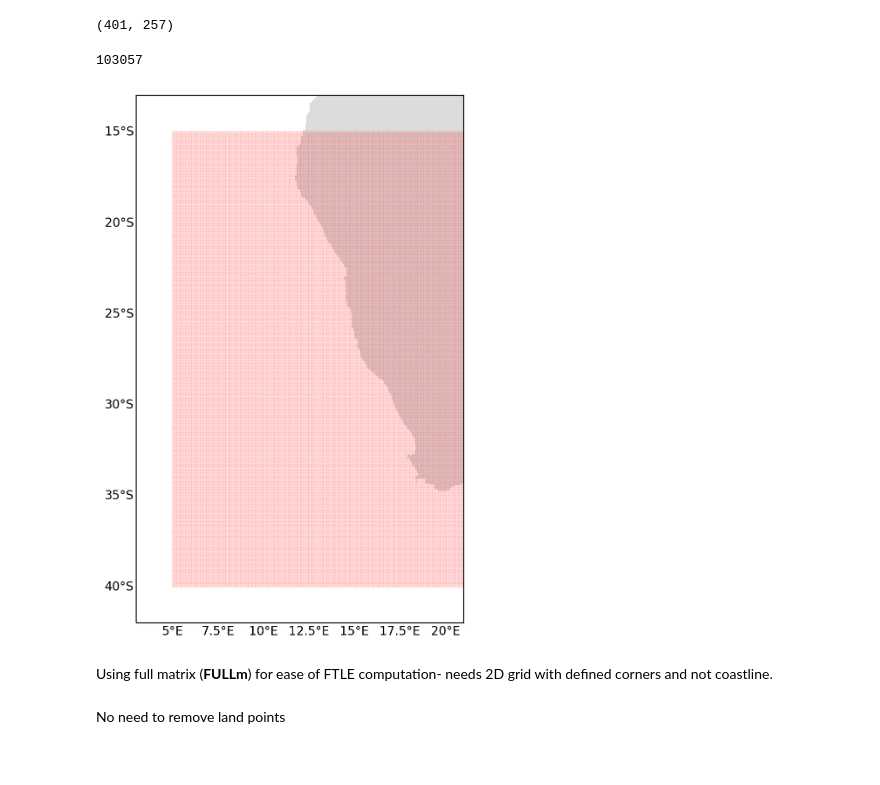
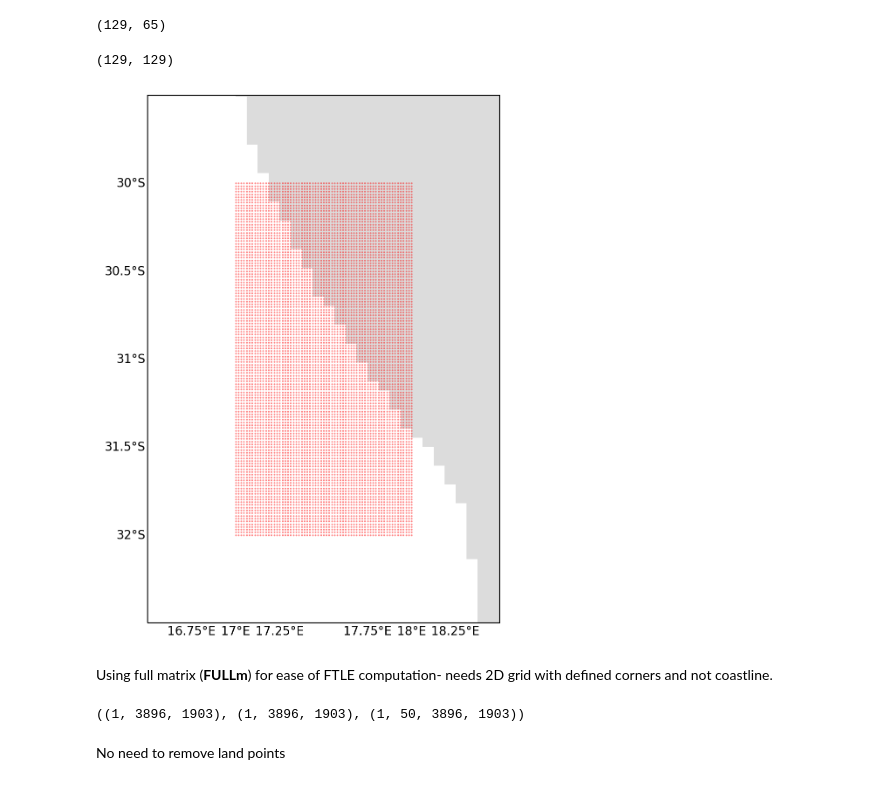
Before and after one commit to OceanParcels/atlanteco_plankton_plastic_nutrients_dispersion, a Jupyter notebook: src/processing/extract_Benguela_region.ipynb, the cells around one changed output. Saved outputs shown, nothing was run; the diff lists cells and outputs as text; code cells hidden in the pictures.

Commit message:
Test cropped release and FTLE compute

```diff
--- a/src/processing/extract_Benguela_region.ipynb
+++ b/src/processing/extract_Benguela_region.ipynb
@@ -13,14 +13,19 @@ model_mask_file = home_folder + 'GLOB16L98_mesh_mask_atlantic.nc'
 mask_ds = xr.open_dataset(model_mask_file, decode_times=False).load()
 mask_lon = mask_ds['glamf'].values
 mask_lat = mask_ds['gphif'].values
-mask_land = mask_ds['tmask'].values[:,0,:,:]
+mask_land = mask_ds['tmask'].values
 # %%
-left_lon = 5
-right_lon = 21
-top_lat = -15
-bottom_lat = -40
+# left_lon = 5
+# right_lon = 21
+# top_lat = -15
+# bottom_lat = -40
+# Test region :
+left_lon = 17
+right_lon = 18
+top_lat = -30
+bottom_lat = -32
 
-delta = 0.0625
+delta = 0.0625/4
 # delta = 0.25
 
 lons = np.arange(left_lon, right_lon + delta, delta)
@@ -28,36 +33,37 @@ lats = np.arange(bottom_lat, top_lat + delta, delta)
 regions_lons, regions_lats = np.meshgrid(lons, lats)
 print(regions_lons.shape)
 # %% [output]
-(401, 257)
+(129, 65)
 # %%
 points = list(zip(regions_lons.flatten(), regions_lats.flatten()))
 release_lons, release_lats = zip(*points)
-# %%
-len(longitudes)
-# %% [output]
-103057
+# %%
+len(regions_lons), len(regions_lats)
+# %% [output]
+(129, 129)
 # %%
 custom_size=10
 
 fig = plt.figure(figsize=(12,8),dpi=200)
 ax = plt.axes(projection=ccrs.PlateCarree())
 gl = ax.gridlines(draw_labels=True)
 gl.xlines = False
 gl.ylines = False
 gl.top_labels = False
 gl.right_labels = False
 gl.xlabel_style = {'size': custom_size, 'color': 'k'}
 gl.ylabel_style = {'size': custom_size, 'color': 'k'}
 
 colormap = clr.ListedColormap(['gainsboro', 'white'])
-ax.pcolormesh(mask_lon[0, 1249:1750, 1499:], mask_lat[0, 1249:1750, 1499:], mask_land[0, 1250:1750, 1500:], cmap=colormap)
-ax.scatter(release_lons, release_lats, c='red', s=0.2, alpha=0.1)
-ax.set_xlim(3,21)
-ax.set_ylim(-42,-13)
-
+ax.pcolormesh(mask_lon[0, 1249:1750, 1499:], mask_lat[0, 1249:1750, 1499:], mask_land[0, 0, 1250:1750, 1500:], cmap=colormap)
+ax.scatter(release_lons, release_lats, c='red', s=0.2, alpha=0.5)
+# ax.set_xlim(3,21)
+# ax.set_ylim(-42,-13)
+ax.set_xlim(16.5,18.5)
+ax.set_ylim(-32.5,-29.5)
 plt.show()
 # %% [output]
-[figure, old version]
+[figure, new version]
 # %% [markdown]
 Using full matrix (**FULLm**) for ease of FTLE computation- needs 2D grid with defined corners and not coastline.
 # %%
@@ -67,2 +76,6 @@ np.savez_compressed('/nethome/manra003/analysis/dispersion/Benguela_0625_401x257
+# %%
+mask_lon.shape, mask_lat.shape, mask_land.shape
+# %% [output]
+((1, 3896, 1903), (1, 3896, 1903), (1, 50, 3896, 1903))
 # %% [markdown]
 No need to remove land points
```
Also changed, not shown: parts of 10 cells of this notebook, 1 other file.
